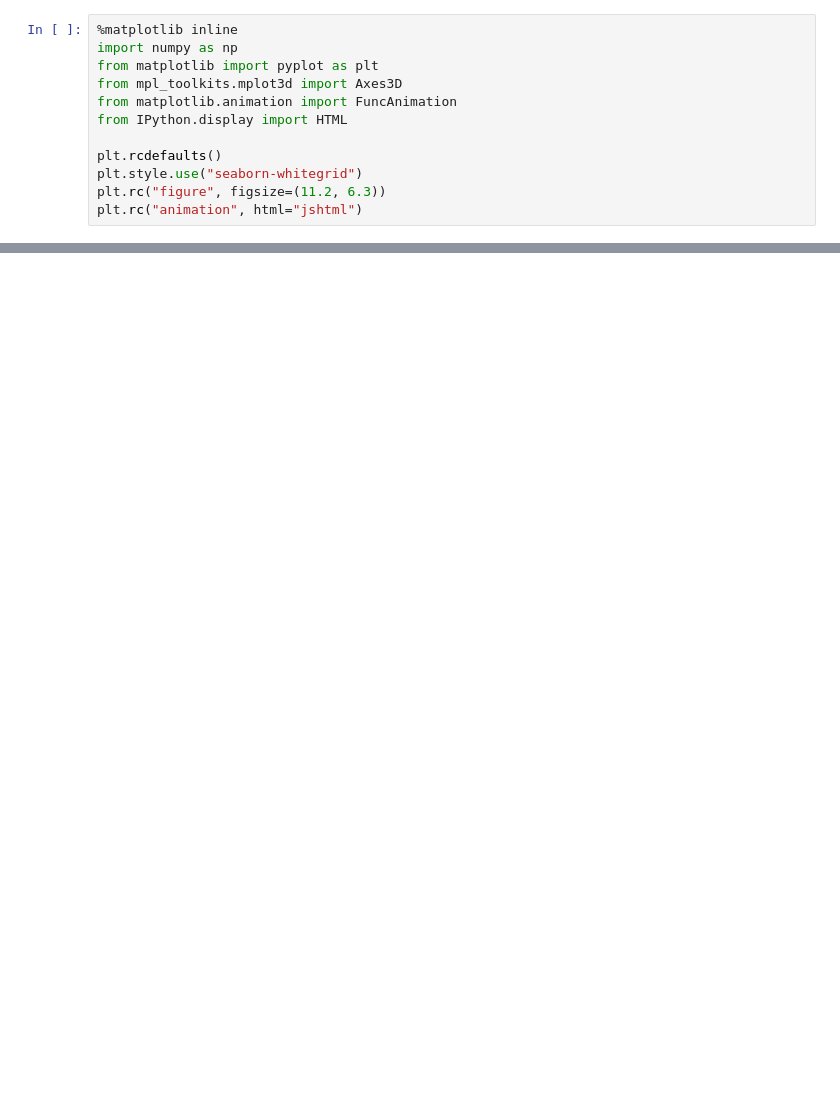
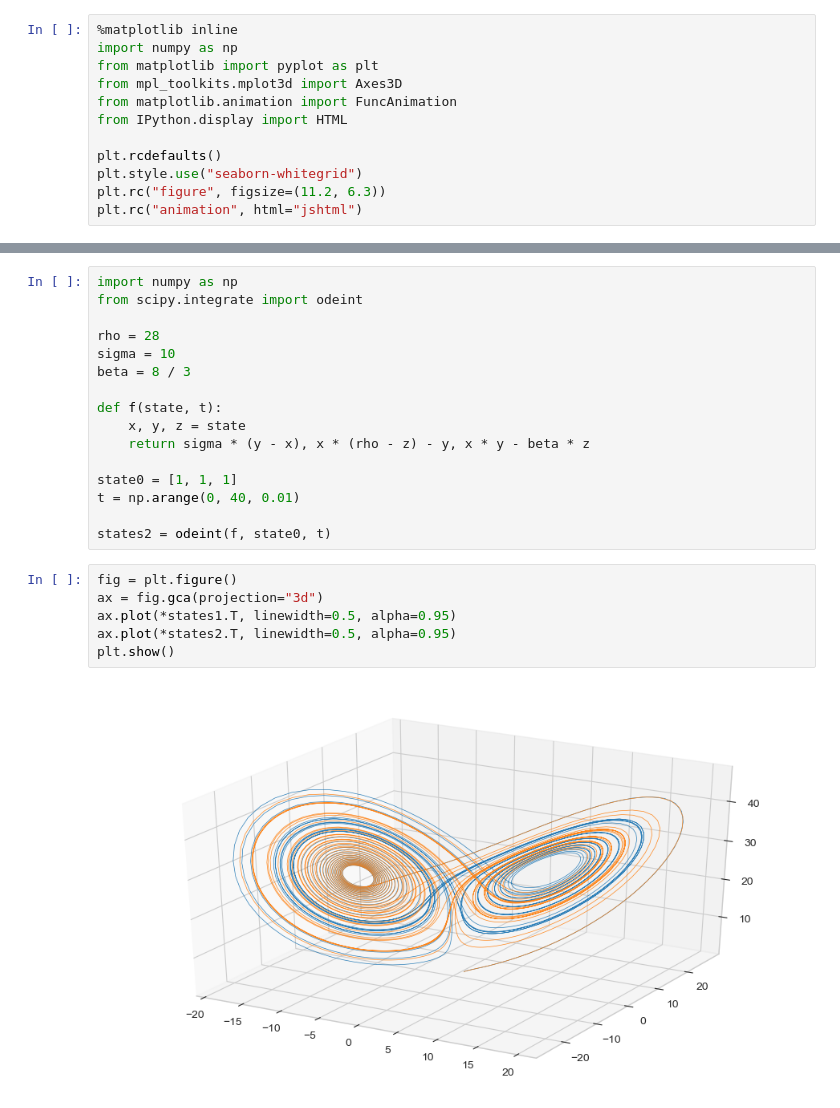
Before and after one commit to maxstollmayer/Lorenz-System-Project, a Jupyter notebook: Lorenz System Animation.ipynb, the cells around one changed output, grey strips where cells are left out. Cells and saved outputs as stored; diff of their text form; blank space fills up the shorter version.

```diff
--- a/Lorenz System Animation.ipynb
+++ b/Lorenz System Animation.ipynb
@@ -207,0 +236,24 @@ LS.plot(state1, state2, state3, h=h, N=N, parametric=False)
+# %%
+import numpy as np
+from scipy.integrate import odeint
+
+rho = 28
+sigma = 10
+beta = 8 / 3
+
+def f(state, t):
+    x, y, z = state
+    return sigma * (y - x), x * (rho - z) - y, x * y - beta * z
+
+state0 = [1, 1, 1]
+t = np.arange(0, 40, 0.01)
+
+states2 = odeint(f, state0, t)
+# %%
+fig = plt.figure()
+ax = fig.gca(projection="3d")
+ax.plot(*states1.T, linewidth=0.5, alpha=0.95)
+ax.plot(*states2.T, linewidth=0.5, alpha=0.95)
+plt.show()
+# %% [output]
+[figure, added]
```
Also changed, not shown: parts of 4 cells of this notebook.
